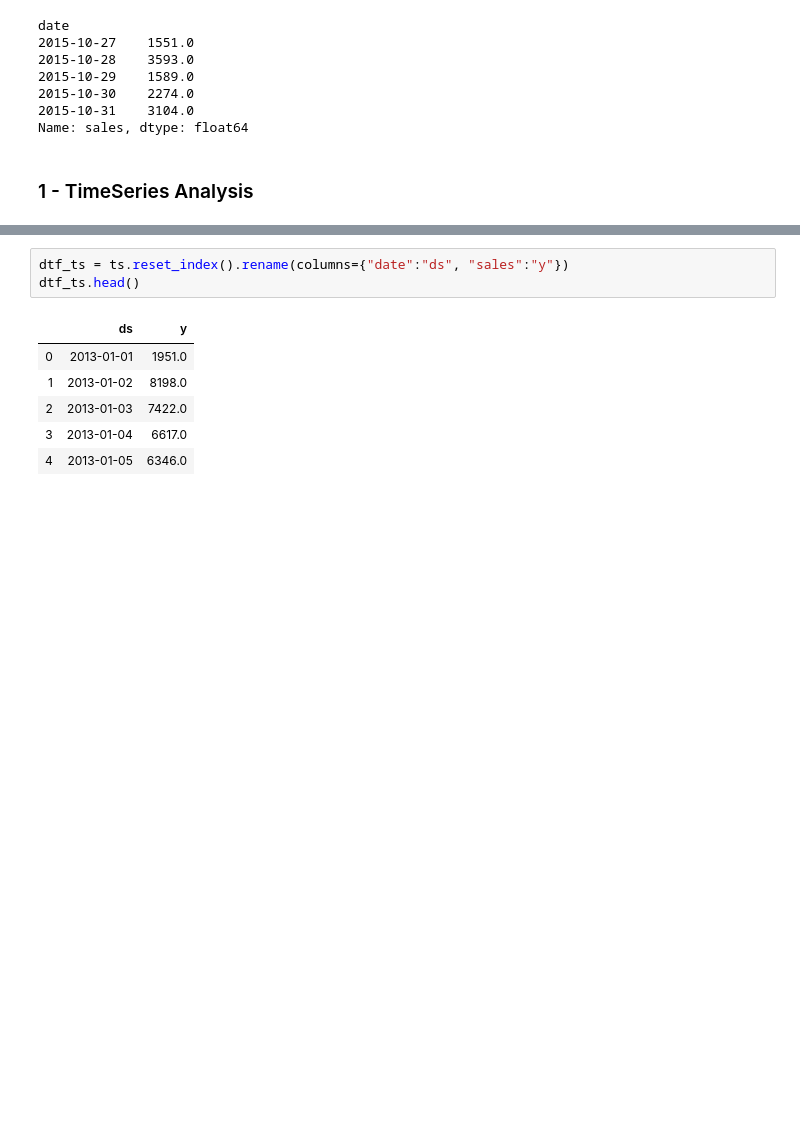
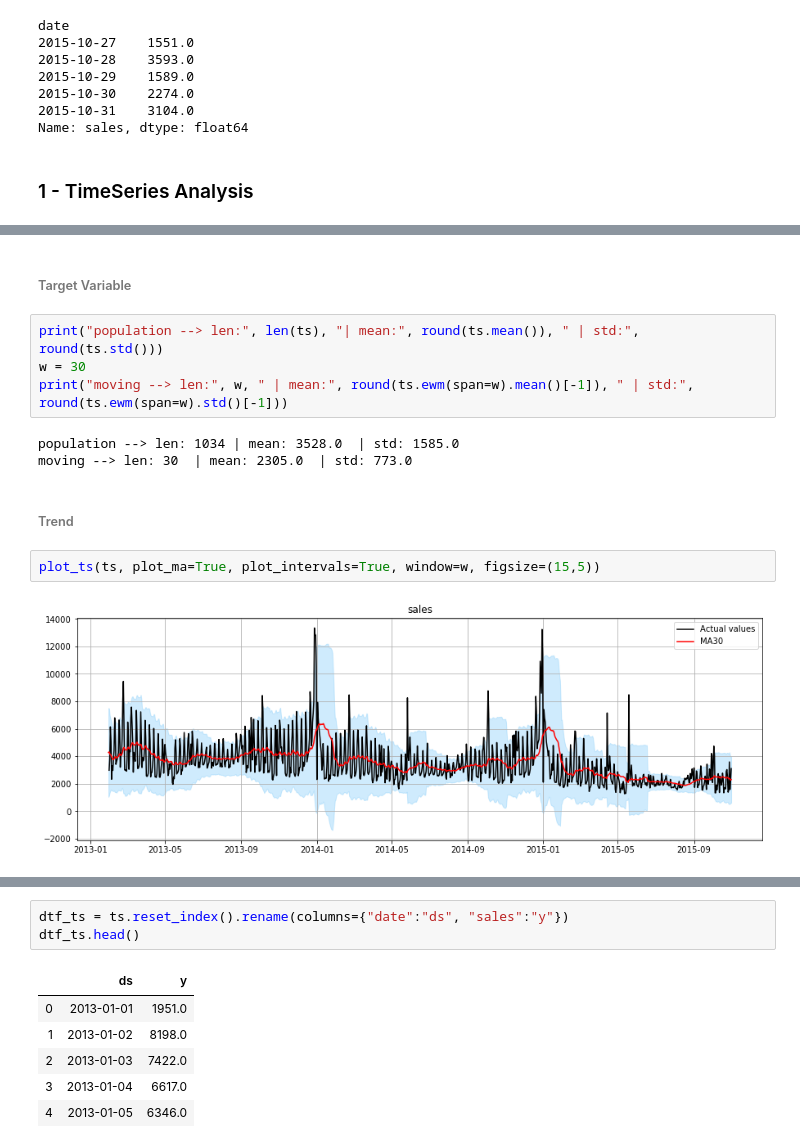
Before and after one commit to mdipietro09/DataScience_ArtificialIntelligence_Utils, a Jupyter notebook: time_series/forecast_example.ipynb, the cells around one changed output, grey strips where cells are left out. Drawn from its saved outputs; the diff is of its cells as text; blank space fills up the shorter version.

```diff
--- a/time_series/forecast_example.ipynb
+++ b/time_series/forecast_example.ipynb
@@ -166,0 +56,15 @@ error_mean: 4805.0  | error_std: 2404.0  | mae: 5068.0  | mape: 234.0 %  | mse:
+# %% [markdown]
+###### Target Variable
+# %%
+print("population --> len:", len(ts), "| mean:", round(ts.mean()), " | std:", round(ts.std()))
+w = 30
+print("moving --> len:", w, " | mean:", round(ts.ewm(span=w).mean()[-1]), " | std:", round(ts.ewm(span=w).std()[-1]))
+# %% [output]
+population --> len: 1034 | mean: 3528.0  | std: 1585.0
+moving --> len: 30  | mean: 2305.0  | std: 773.0
+# %% [markdown]
+###### Trend
+# %%
+plot_ts(ts, plot_ma=True, plot_intervals=True, window=w, figsize=(15,5))
+# %% [output]
+[figure, added]
```
Also changed, not shown: parts of 47 cells of this notebook, 3 other files.
